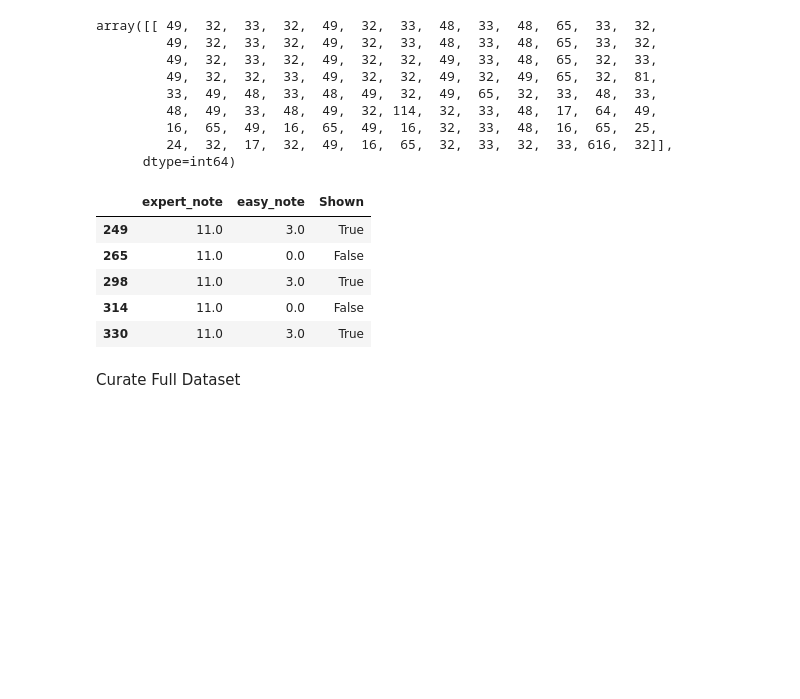
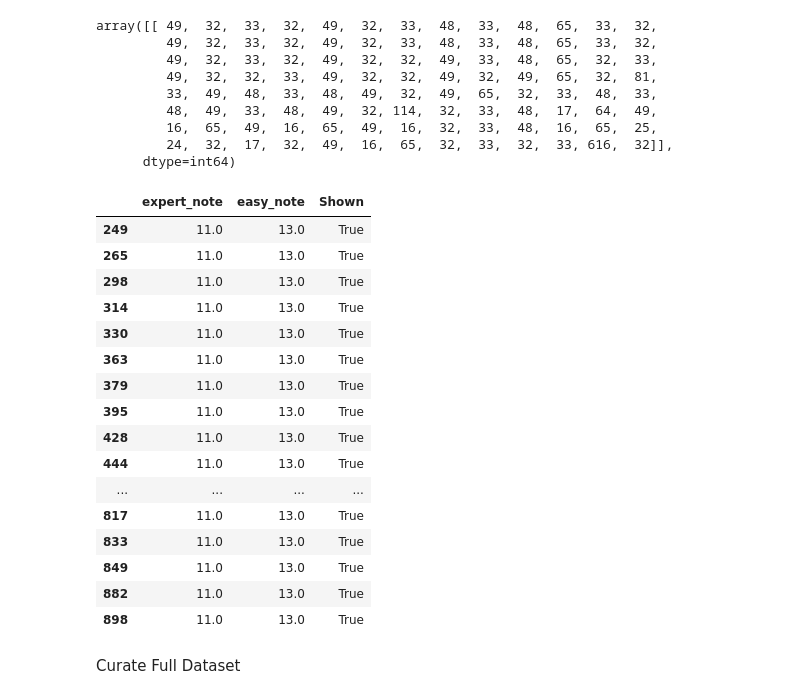
Before and after one commit to elliottwaissbluth/tensor-hero, a Jupyter notebook: Difficulty_anal/diff_explore.ipynb, the cells around one changed output. Cells and saved outputs as stored; diff of their text form; code cells hidden in the pictures; blank space fills up the shorter version.

```diff
--- a/Difficulty_anal/diff_explore.ipynb
+++ b/Difficulty_anal/diff_explore.ipynb
@@ -138,18 +146,29 @@ array([[ 49,  32,  33,  32,  49,  32,  33,  48,  33,  48,  65,  33,  32,
 # %%
 
 df_exp = pd.DataFrame(expert,columns= ['expert_note'])
-df_easy = pd.DataFrame(easy,columns= ['easy_note'])
+df_easy = pd.DataFrame(hard,columns= ['easy_note'])
 df_train = df_exp.join(df_easy)
 df_train['Shown'] = (df_train['expert_note'] != 0.0) & (df_train["easy_note"] != 0.0)
 df_full = df_train.loc[df_train['expert_note'] != 0.0]
-df_full.head()
+df_full.head(30)
 # %% [output]
 |  | expert_note | easy_note | Shown |
-| 249 | 11.0 | 3.0 | True |
-| 265 | 11.0 | 0.0 | False |
-| 298 | 11.0 | 3.0 | True |
-| 314 | 11.0 | 0.0 | False |
-| 330 | 11.0 | 3.0 | True |
+| 249 | 11.0 | 13.0 | True |
+| 265 | 11.0 | 13.0 | True |
+| 298 | 11.0 | 13.0 | True |
+| 314 | 11.0 | 13.0 | True |
+| 330 | 11.0 | 13.0 | True |
+| 363 | 11.0 | 13.0 | True |
+| 379 | 11.0 | 13.0 | True |
+| 395 | 11.0 | 13.0 | True |
+| 428 | 11.0 | 13.0 | True |
+| 444 | 11.0 | 13.0 | True |
+| ... | ... | ... | ... |
+| 817 | 11.0 | 13.0 | True |
+| 833 | 11.0 | 13.0 | True |
+| 849 | 11.0 | 13.0 | True |
+| 882 | 11.0 | 13.0 | True |
+| 898 | 11.0 | 13.0 | True |
 # %%
 df_full['Prev'] = df_full.Shown.shift(1)
 df_full.head()
```
Also changed, not shown: parts of 3 cells of this notebook, 2 other files.
